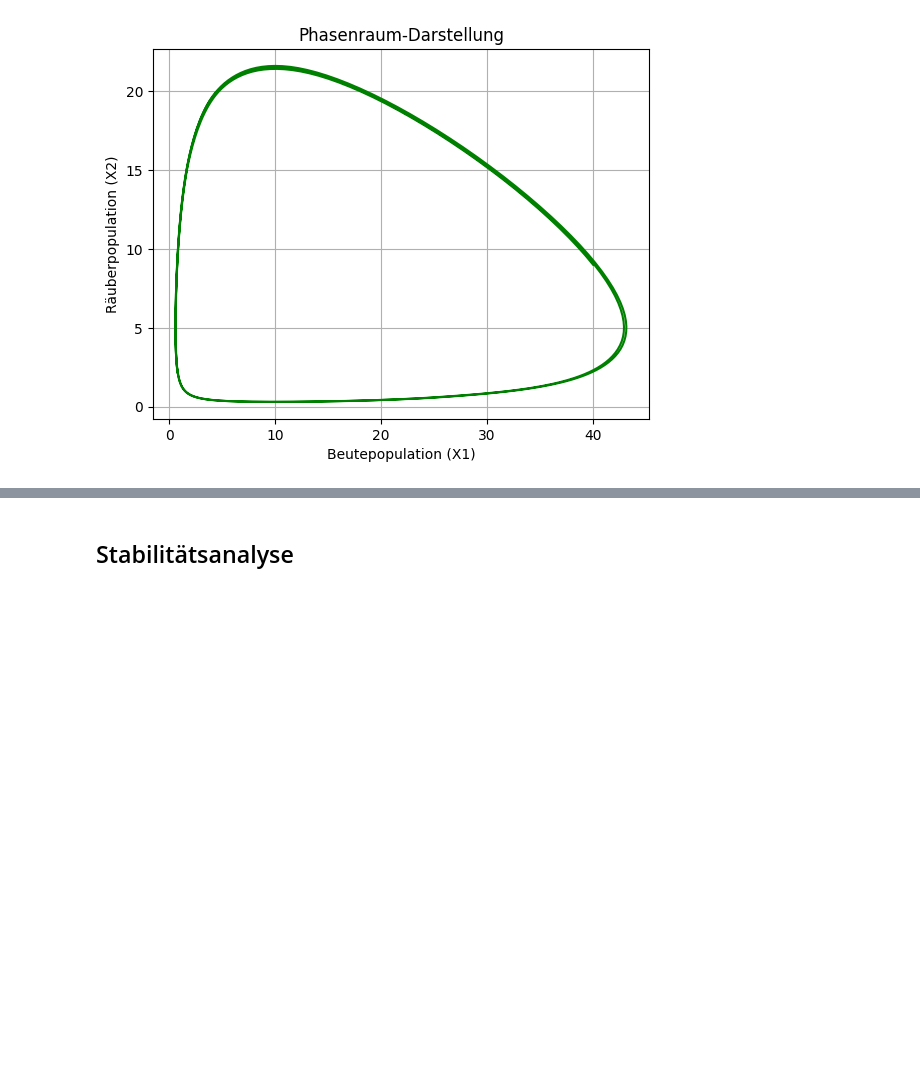
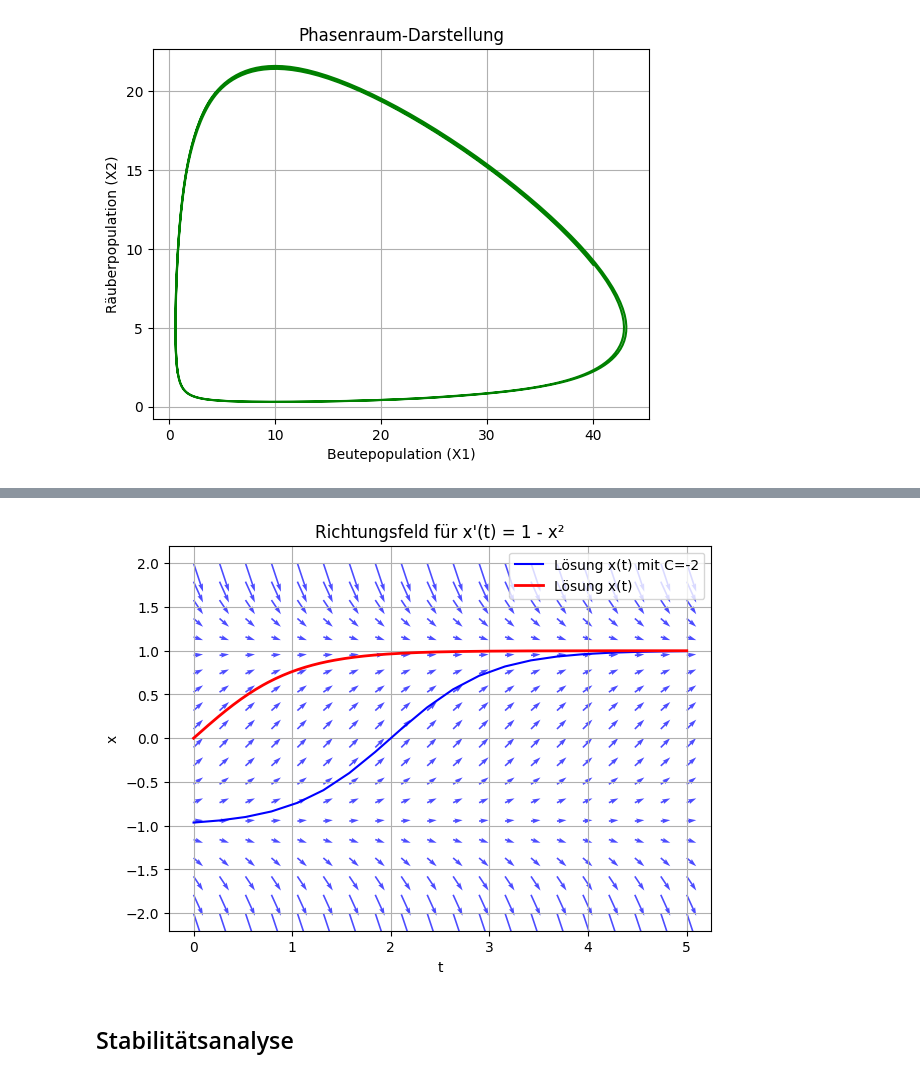
Before and after one commit to tombk556/MSM-Modellbildung-und-Modellanpassung, a Jupyter notebook: src/Rechner.ipynb, the cells around one changed output, grey strips where cells are left out. Saved outputs shown, nothing was run; the diff lists cells and outputs as text; code cells hidden in the pictures; blank space fills up the shorter version.

```diff
--- a/src/Rechner.ipynb
+++ b/src/Rechner.ipynb
@@ -376,3 +515,41 @@ plt.show()
+# %%
+import numpy as np
+import matplotlib.pyplot as plt
+
+# Erzeuge ein Gitter in der (t, x)-Ebene
+t_min, t_max = 0, 5
+x_min, x_max = -2, 2
+
+n_t = 20   # Anzahl Gitterpunkte in t-Richtung
+n_x = 20   # Anzahl Gitterpunkte in x-Richtung
+
+t_vals = np.linspace(t_min, t_max, n_t)
+x_vals = np.linspace(x_min, x_max, n_x)
+
+T, X = np.meshgrid(t_vals, x_vals)  # T und X sind 2D-Arrays
+XT = [analytische_loesung(t, -2) for t in t_vals]
+# Für x'(t) = 1 - x^2 ist dx/dt nur von x abhängig (nicht von t),
+# also f(x) = 1 - X^2 (an den Gitterpunkten)
+dXdt = 1 - X**2
+
+# Damit das Feld gut aussieht, definieren wir:
+# dt = 1 (willkürlich) und dx = dXdt
+# => Pfeile haben Richtung (1, dXdt)
+dt = np.ones_like(T)
+
+# Plot des Richtungsfelds mit quiver
+plt.figure(figsize=(7,5))
+plt.quiver(T, X, dt, dXdt, color="blue", alpha=0.7)
+plt.title("Richtungsfeld für x'(t) = 1 - x²")
+plt.xlabel("t")
+plt.ylabel("x")
+plt.grid(True)
+plt.plot(t_vals, XT, "b-", label="Lösung x(t) mit C=-2")
+plt.plot(solution.t, solution.y[0], "r-", linewidth=2, label="Lösung x(t)")
+plt.legend()
+plt.show()
+# %% [output]
+[figure, added]
 # %% [markdown]
 ## Stabilitätsanalyse
 # %%
```
Also changed, not shown: parts of 15 cells of this notebook.
